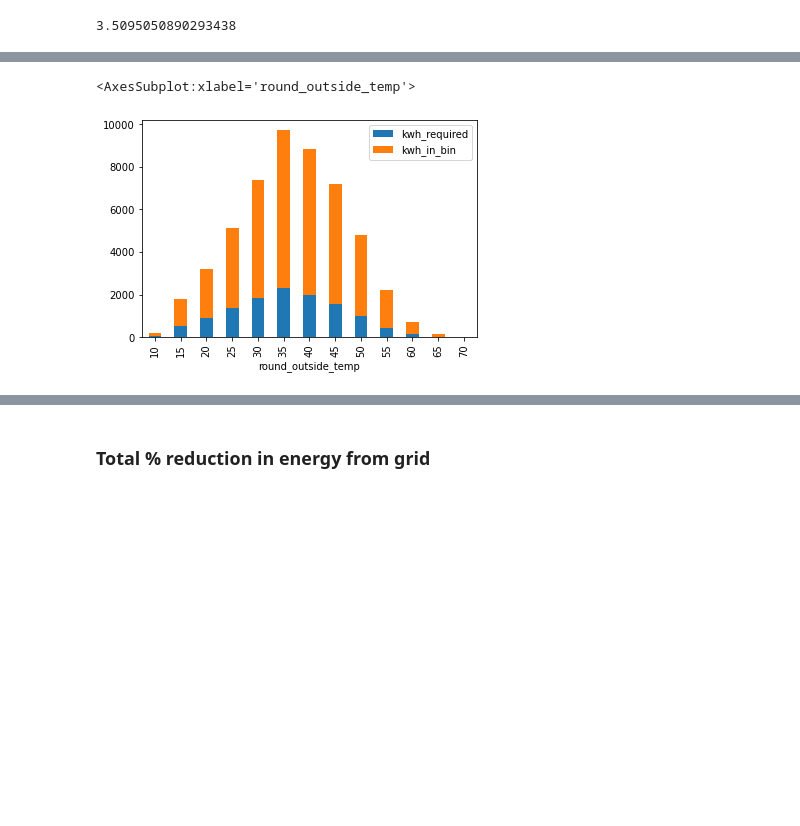
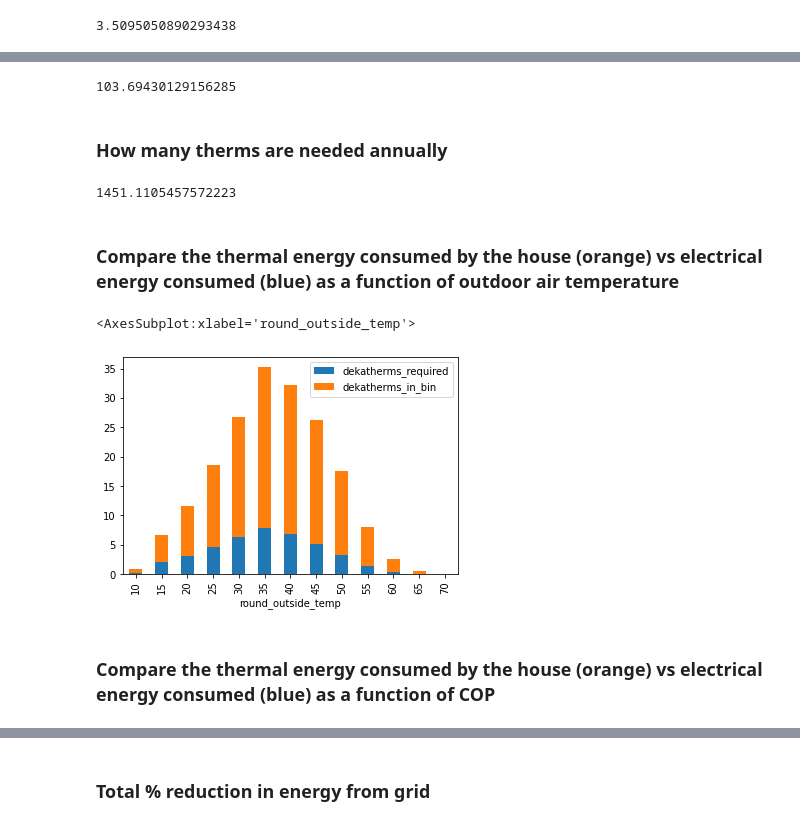
Before and after one commit to rhl-/airsource, a Jupyter notebook: airsource.ipynb, the cells around one changed output, grey strips where cells are left out. Cells and saved outputs as stored; diff of their text form; code cells hidden in the pictures; blank space fills up the shorter version.

```diff
--- a/airsource.ipynb
+++ b/airsource.ipynb
@@ -63,7 +68,5 @@ design_dt=design_indoor_temp-design_outdoor_temp #difference between indoor and
 # %% [markdown]
 #### Build the temperature bin data.
-# %%
-bin_data=heating_day.groupby(['year','outside_temp'])['dt'].nunique().unstack(0).fillna(0).mean(axis=1).to_frame('num_hours').reset_index()
 # %%
 #Current design delta-t
 bin_data['dt']=(design_indoor_temp-bin_data['outside_temp'])
@@ -170,5 +183,5 @@ np.average(bin_data['SSI_COP'],
 # %%
 bin_data['btus_in_bin']=bin_data['load']*bin_data['num_hours']
+bin_data['btus_in_bin_provided_by_heat_pump']=bin_data['load'].clip(upper=bin_data['SSI_output'])*bin_data['num_hours']
+bin_data['btus_in_bin_provided_by_backup']=bin_data['btus_in_bin']-bin_data['btus_in_bin_provided_by_heat_pump']
 bin_data['kwh_in_bin']=(bin_data['btus_in_bin']*0.000293071)
-bin_data['kwh_required']=(bin_data['kwh_in_bin']/bin_data['SSI_COP'])
-bin_data['therms_in_bin']=(bin_data['btus_in_bin']/99976)
@@ -174,0 +190,2 @@ bin_data['therms_in_bin']=(bin_data['btus_in_bin']/99976)
+# %%
+bin_data['kwh_required']=0.000293071*(bin_data['btus_in_bin_provided_by_heat_pump']/bin_data['SSI_COP'] + bin_data['btus_in_bin_provided_by_backup'])
@@ -174,0 +194,5 @@ bin_data['therms_in_bin']=(bin_data['btus_in_bin']/99976)
+# %%
+bin_data['therms_in_bin']=(bin_data['btus_in_bin']/99976)
+bin_data['dekatherms_in_bin']=(bin_data['therms_in_bin']/10.0)
+bin_data['dekatherms_required']=bin_data['kwh_required']/(320.0)
+bin_data['dekatherms_saved']=bin_data['dekatherms_in_bin']-bin_data['dekatherms_required']
@@ -175,13 +201,27 @@ bin_data['therms_in_bin']=(bin_data['btus_in_bin']/99976)
+# %%
+bin_data['dekatherms_saved'].sum()
+# %% [output]
+103.69430129156285
+# %% [markdown]
+### How many therms are needed annually
+# %%
+bin_data['therms_in_bin'].sum()
+# %% [output]
+1451.1105457572223
 # %%
 def custom_round(x, base=5):
     return int(base * round(float(x)/base))
 bin_data['round_outside_temp']=bin_data['outside_temp'].apply(custom_round)
 bin_data['round_ssi_cop']=(10*bin_data['SSI_COP']).apply(custom_round)/10
+# %% [markdown]
+### Compare the thermal energy consumed by the house (orange) vs electrical energy consumed (blue) as a function of outdoor air temperature
 # %%
-bin_data.groupby('round_outside_temp')[['kwh_required','kwh_in_bin']].sum().plot.bar(stacked=True)
+bin_data.groupby('round_outside_temp')[['dekatherms_required','dekatherms_in_bin']].sum().plot.bar(stacked=True)
 # %% [output]
 <AxesSubplot:xlabel='round_outside_temp'>
-[figure, old version]
+[figure, new version]
+# %% [markdown]
+### Compare the thermal energy consumed by the house (orange) vs electrical energy consumed (blue) as a function of COP
 # %%
 bin_data.groupby('round_ssi_cop')[['kwh_required','kwh_in_bin']].sum().plot.bar(stacked=True)
 # %% [output]
```
Also changed, not shown: parts of 28 cells of this notebook.
